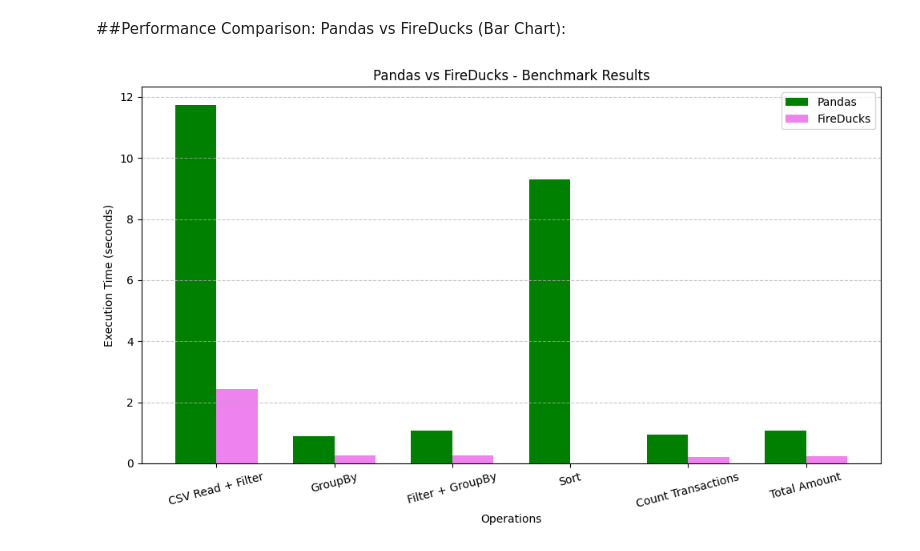
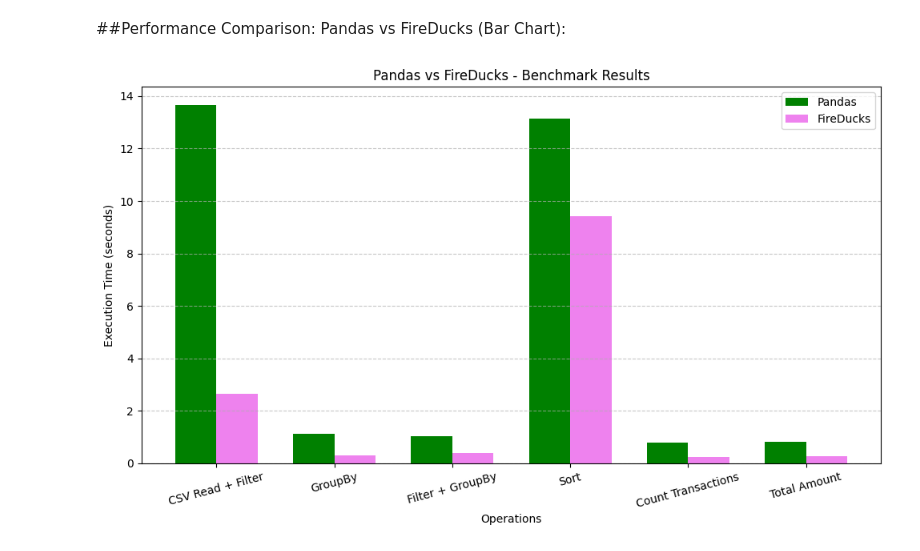
Before and after one commit to sayanC04/ducks-on-fire-pandas-in-fear, a Jupyter notebook: Fireducks_the_destroyer_of_Pandas.ipynb, the cells around one changed output. Drawn from its saved outputs; the diff is of its cells as text; code cells hidden in the pictures.

```diff
--- a/Fireducks_the_destroyer_of_Pandas.ipynb
+++ b/Fireducks_the_destroyer_of_Pandas.ipynb
@@ -208,27 +227,27 @@ FireDucks Total Amount Time: 0.23946905136108398
 # %%
 import matplotlib.pyplot as plt
 
 # Operation Names
 operations = ['CSV Read + Filter', 'GroupBy', 'Filter + GroupBy', 'Sort', 'Count Transactions', 'Total Amount']
 
 # Execution Times (in seconds)
-pandas_times = [11.74, 0.88, 1.06, 9.29, 0.94, 1.07]      # Pandas Times
-fireducks_times = [2.43, 0.25, 0.26, 0.00, 0.22, 0.23]     # FireDucks Times
+pandas_times = [13.67, 1.13, 1.02, 13.15, 0.79, 0.81]      # Pandas Times
+fireducks_times = [2.64, 0.29, 0.40, 9.42, 0.24, 0.26]     # FireDucks Times
 
 x = range(len(operations))
 
 plt.figure(figsize=(10, 6))
 plt.bar(x, pandas_times, width=0.35, label='Pandas', color='green')
 plt.bar([i + 0.35 for i in x], fireducks_times, width=0.35, label='FireDucks', color='violet')
 
 plt.xlabel('Operations')
 plt.ylabel('Execution Time (seconds)')
 plt.title('Pandas vs FireDucks - Benchmark Results')
 plt.xticks([i + 0.175 for i in x], operations, rotation=15)
 plt.legend()
 plt.grid(axis='y', linestyle='--', alpha=0.7)
 
 plt.tight_layout()
 plt.show()
 # %% [output]
-[figure, old version]
+[figure, new version]
```
Also changed, not shown: parts of 9 cells of this notebook.
